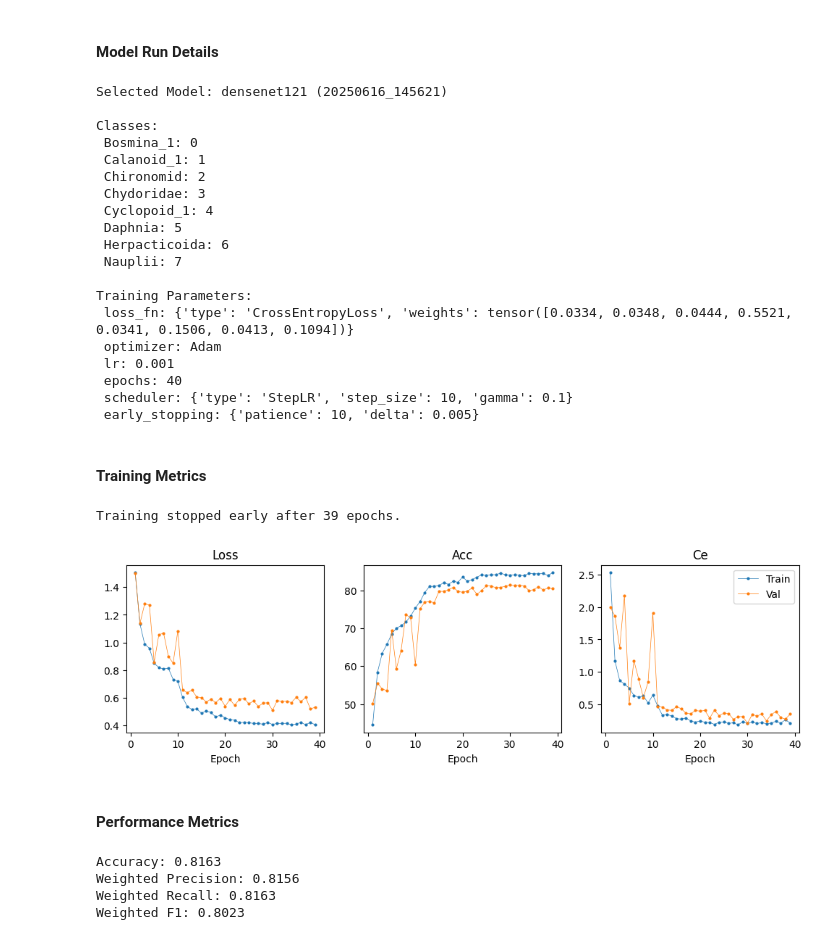
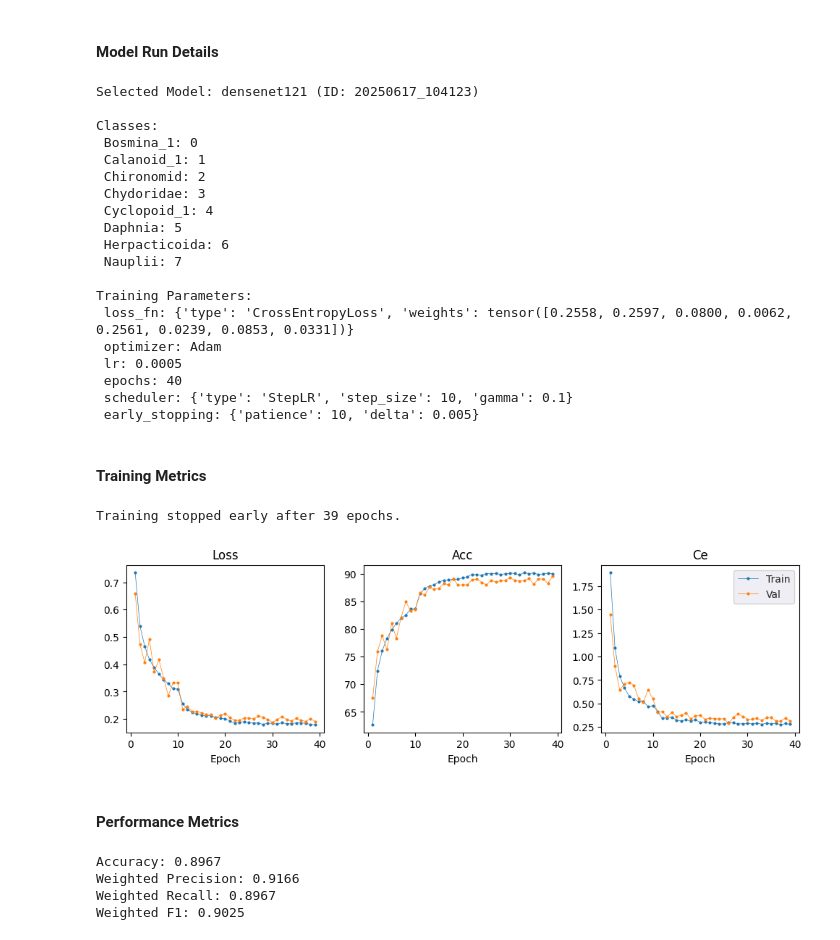
Before and after one commit to sofiar/Analysis_zooplankton, a Jupyter notebook: visualize_results.ipynb, the cells around one changed output. Cells and saved outputs as stored; diff of their text form; code cells hidden in the pictures.

Commit message:
updates to class weights

```diff
--- a/visualize_results.ipynb
+++ b/visualize_results.ipynb
@@ -17,7 +26,7 @@ With 8 classes = ['Bosmina_1', 'Calanoid_1', 'Chironomid', 'Chydoridae', 'Cyclop
 # %%
 # Corresponds to the desired model for displaying results.
 
-run_name = '20250616_145621_densenet121'
+run_name = '20250617_104123_densenet121'
 # %% [markdown]
 #### Notebook & Data Set-Up
 # %%
@@ -57,11 +66,11 @@ hyperparameters = metadata['hyperparameters']
 # %% [markdown]
 #### Model Run Details
 # %%
-print(f'Selected Model: {model_name} ({model_id})')
+print(f'Selected Model: {model_name} (ID: {model_id})')
 print('\nClasses:\n ' + '\n '.join(f'{cln}: {clid}' for cln, clid in class_map.items()))
 print('\nTraining Parameters:\n ' + '\n '.join(f'{p}: {pv}' for p, pv in hyperparameters.items()))
 # %% [output]
-Selected Model: densenet121 (20250616_145621)
+Selected Model: densenet121 (ID: 20250617_104123)
 
 Classes:
  Bosmina_1: 0
@@ -74,9 +83,9 @@ Classes:
  Nauplii: 7
 
 Training Parameters:
- loss_fn: {'type': 'CrossEntropyLoss', 'weights': tensor([0.0334, 0.0348, 0.0444, 0.5521, 0.0341, 0.1506, 0.0413, 0.1094])}
+ loss_fn: {'type': 'CrossEntropyLoss', 'weights': tensor([0.2558, 0.2597, 0.0800, 0.0062, 0.2561, 0.0239, 0.0853, 0.0331])}
  optimizer: Adam
- lr: 0.001
+ lr: 0.0005
  epochs: 40
  scheduler: {'type': 'StepLR', 'step_size': 10, 'gamma': 0.1}
  early_stopping: {'patience': 10, 'delta': 0.005}
@@ -87,34 +96,35 @@ epochs = hyperparameters['epochs']
 actual_epochs = len(train_metrics['train_acc'])
 
 # Number of Epochs
 if actual_epochs < epochs:
     epochs_enum = list(range(1, actual_epochs+1))
     print(f'Training stopped early after {actual_epochs} epochs.')
 else:
     epochs_enum = list(range(1, epochs+1))
 
 
 fig, axes = plt.subplots(1, 3, figsize = (12, 3), sharex = True)
+sns.set_style('darkgrid')
 metrics = ['loss', 'acc', 'ce']
 
 for i, metric in enumerate(metrics):
     train_values = train_metrics[f'train_{metric}']
     val_values = train_metrics[f'test_{metric}']
 
     if metric == 'acc':
         train_values = [x * 100 for x in train_values]
 
     axes[i].plot(epochs_enum, train_values, label = f'Train', marker='o', markersize=2, lw=0.5)
     axes[i].plot(epochs_enum, val_values, label = f'Val', marker='o', markersize=2, lw=0.5)
 
     axes[i].set_title(metric.capitalize())
     axes[i].set_xlabel('Epoch')
 
 plt.legend()
 plt.show()
 # %% [output]
 Training stopped early after 39 epochs.
-[figure, old version]
+[figure, new version]
 # %% [markdown]
 #### Performance Metrics
 # %%
@@ -125,10 +135,10 @@ test_f1 = f1_score(y_pred, y_true, average = 'weighted')
 
 print(f'Accuracy: {test_acc:.4f}\nWeighted Precision: {test_prec:.4f}\nWeighted Recall: {test_recall:.4f}\nWeighted F1: {test_f1:.4f}')
 # %% [output]
-Accuracy: 0.8163
-Weighted Precision: 0.8156
-Weighted Recall: 0.8163
-Weighted F1: 0.8023
+Accuracy: 0.8967
+Weighted Precision: 0.9166
+Weighted Recall: 0.8967
+Weighted F1: 0.9025
 # %%
 y_true_OHE = label_binarize(y_true, classes = list(class_map.values())) # one hot encoded
 
```
Also changed, not shown: parts of 5 cells of this notebook, 2 other files.
